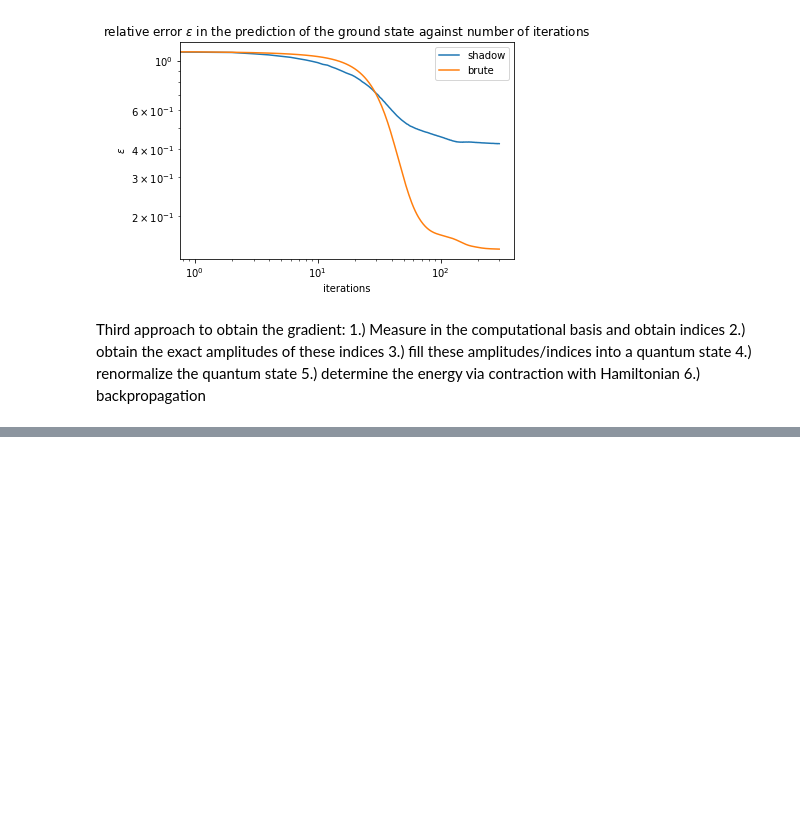
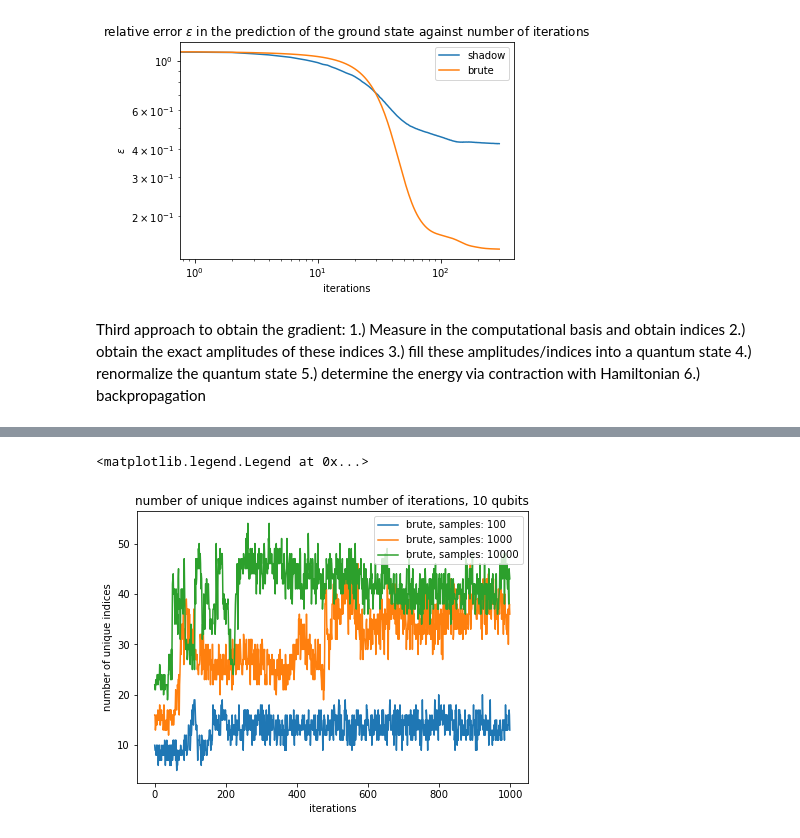
Before and after one commit to LennartBuerger/classical-shadows-for-1d-TFIM-energy-estimation, a Jupyter notebook: display_data/mps_display.ipynb, the cells around one changed output, grey strips where cells are left out. Saved outputs shown, nothing was run; the diff lists cells and outputs as text; code cells hidden in the pictures; blank space fills up the shorter version.

```diff
--- a/display_data/mps_display.ipynb
+++ b/display_data/mps_display.ipynb
@@ -379,0 +508,15 @@ plt.legend()
+# %%
+plt.figure(figsize=(7,5))
+for num in range(np.size(num_meas)):
+    plt.plot(np.arange(0, step_num), num_unique_ind_brute[num, :], label='brute, samples: ' + str(num_meas[num]))
+    #plt.plot(np.arange(0, step_num), num_unique_ind_shadow[0, num, :], label='shadow X, samples: ' + str(num_meas[num]))
+    #plt.plot(np.arange(0, step_num), num_unique_ind_shadow[1, num, :], label='shadow Z, samples: ' + str(num_meas[num]))
+plt.xlabel('iterations')
+plt.ylabel('number of unique indices')
+plt.title('number of unique indices against number of iterations, ' + str(qubit_num) + ' qubits')
+#plt.yscale('log')
+
+plt.legend()
+# %% [output]
+<matplotlib.legend.Legend at 0x...>
+[figure, added]
```
Also changed, not shown: parts of 8 cells of this notebook, 1 other file.
